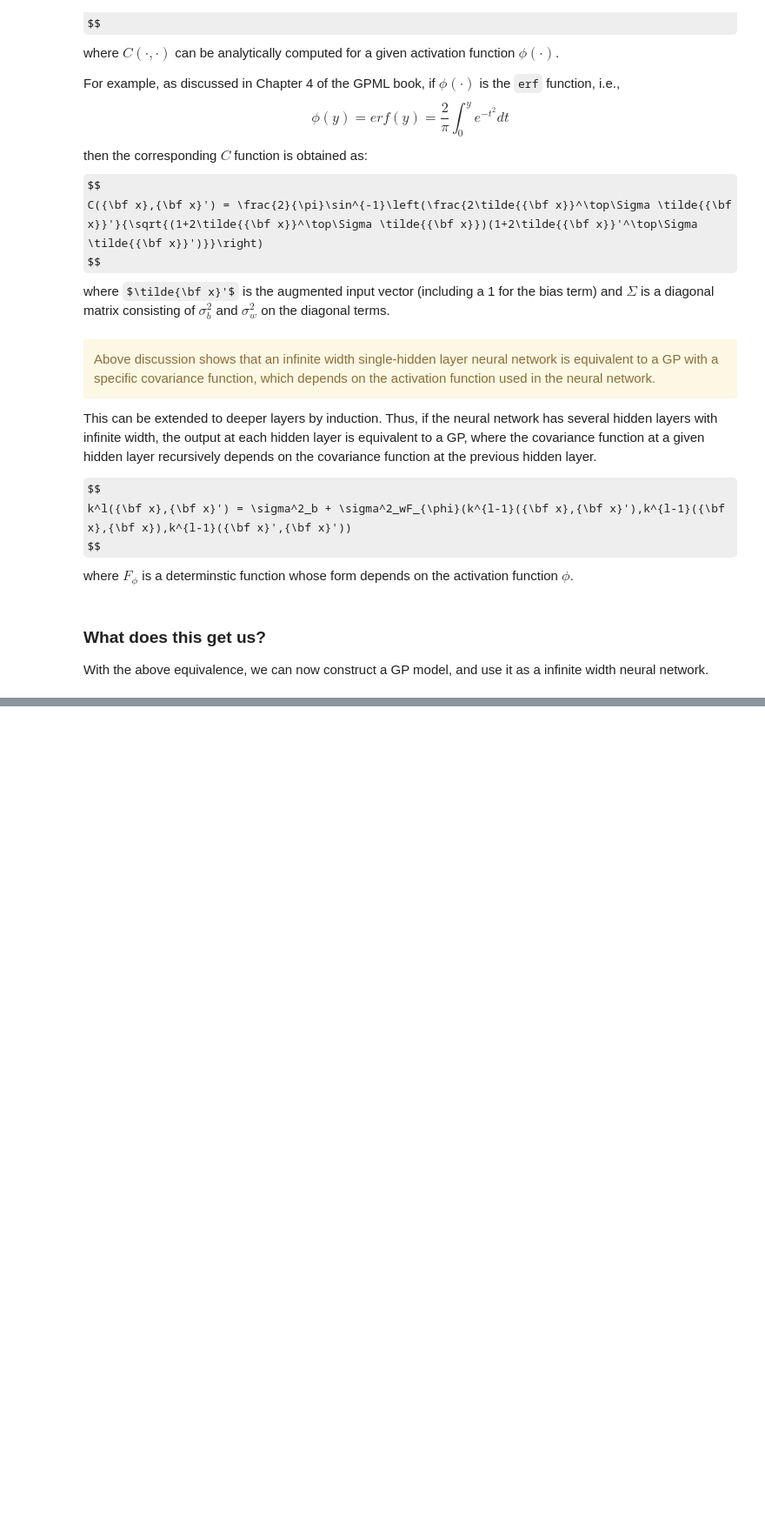
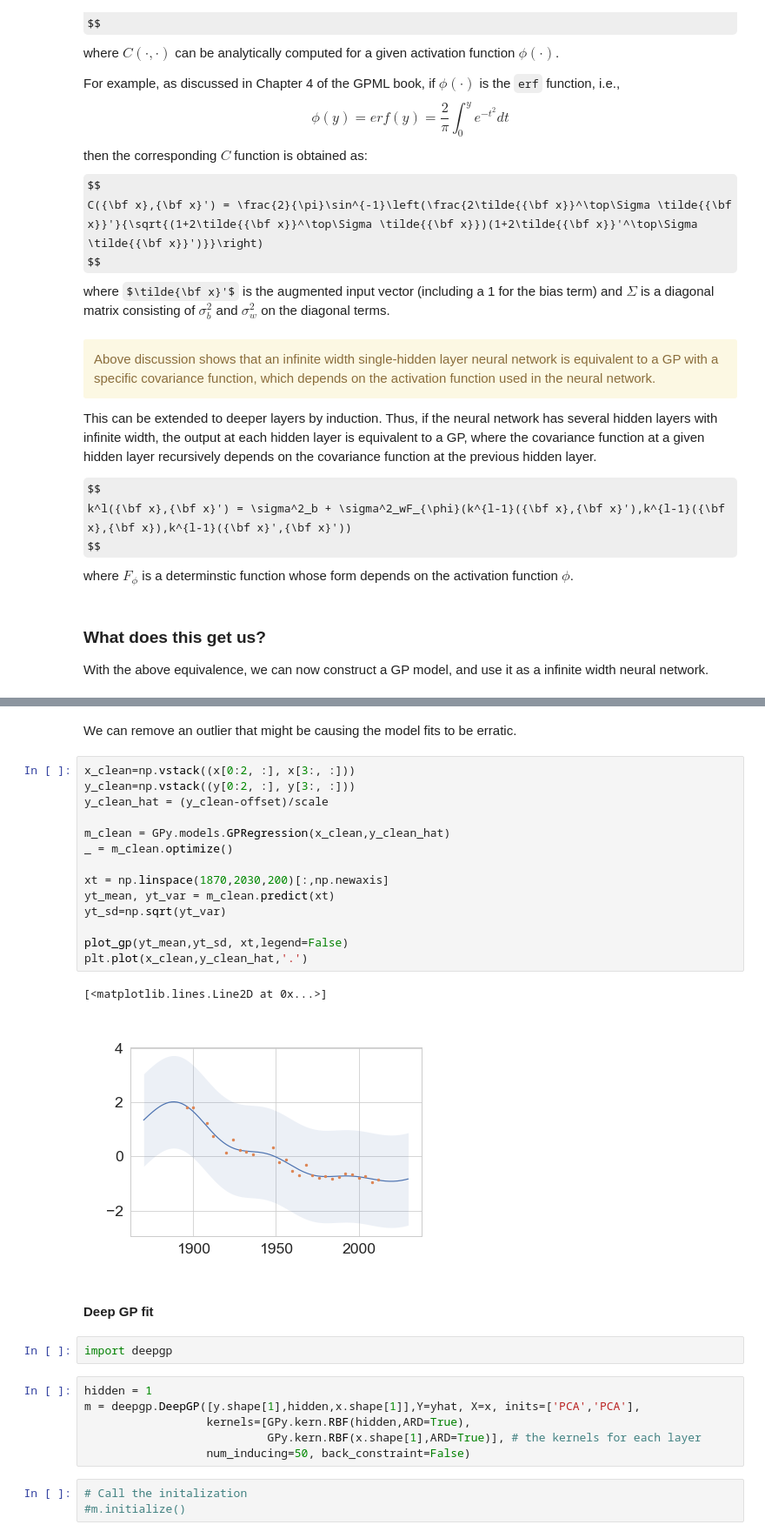
Before and after one commit to ubdsgroup/mladvanced-notebooks, a Jupyter notebook: Gaussian processes and Deep Learning.ipynb, the cells around one changed output, grey strips where cells are left out. Shown: that part at 87% size. Saved outputs shown, nothing was run; the diff lists cells and outputs as text; some formulas as TeX source; blank space fills up the shorter version.

Commit message:
adding new notebook on deep learning

```diff
--- a/Gaussian processes and Deep Learning.ipynb
+++ b/Gaussian processes and Deep Learning.ipynb
@@ -98,0 +235,32 @@ With the above equivalence, we can now construct a GP model, and use it as a inf
+# %% [markdown]
+We can remove an outlier that might be causing the model fits to be erratic.
+# %%
+x_clean=np.vstack((x[0:2, :], x[3:, :]))
+y_clean=np.vstack((y[0:2, :], y[3:, :]))
+y_clean_hat = (y_clean-offset)/scale
+
+m_clean = GPy.models.GPRegression(x_clean,y_clean_hat)
+_ = m_clean.optimize()
+
+xt = np.linspace(1870,2030,200)[:,np.newaxis]
+yt_mean, yt_var = m_clean.predict(xt)
+yt_sd=np.sqrt(yt_var)
+
+plot_gp(yt_mean,yt_sd, xt,legend=False)
+plt.plot(x_clean,y_clean_hat,'.')
+# %% [output]
+[<matplotlib.lines.Line2D at 0x...>]
+[figure, added]
+# %% [markdown]
+#### Deep GP fit
+# %%
+import deepgp
+# %%
+hidden = 1
+m = deepgp.DeepGP([y.shape[1],hidden,x.shape[1]],Y=yhat, X=x, inits=['PCA','PCA'],
+                  kernels=[GPy.kern.RBF(hidden,ARD=True),
+                           GPy.kern.RBF(x.shape[1],ARD=True)], # the kernels for each layer
+                  num_inducing=50, back_constraint=False)
+# %%
+# Call the initalization
+#m.initialize()
```
Also changed, not shown: parts of 16 cells of this notebook, 7 other files.
